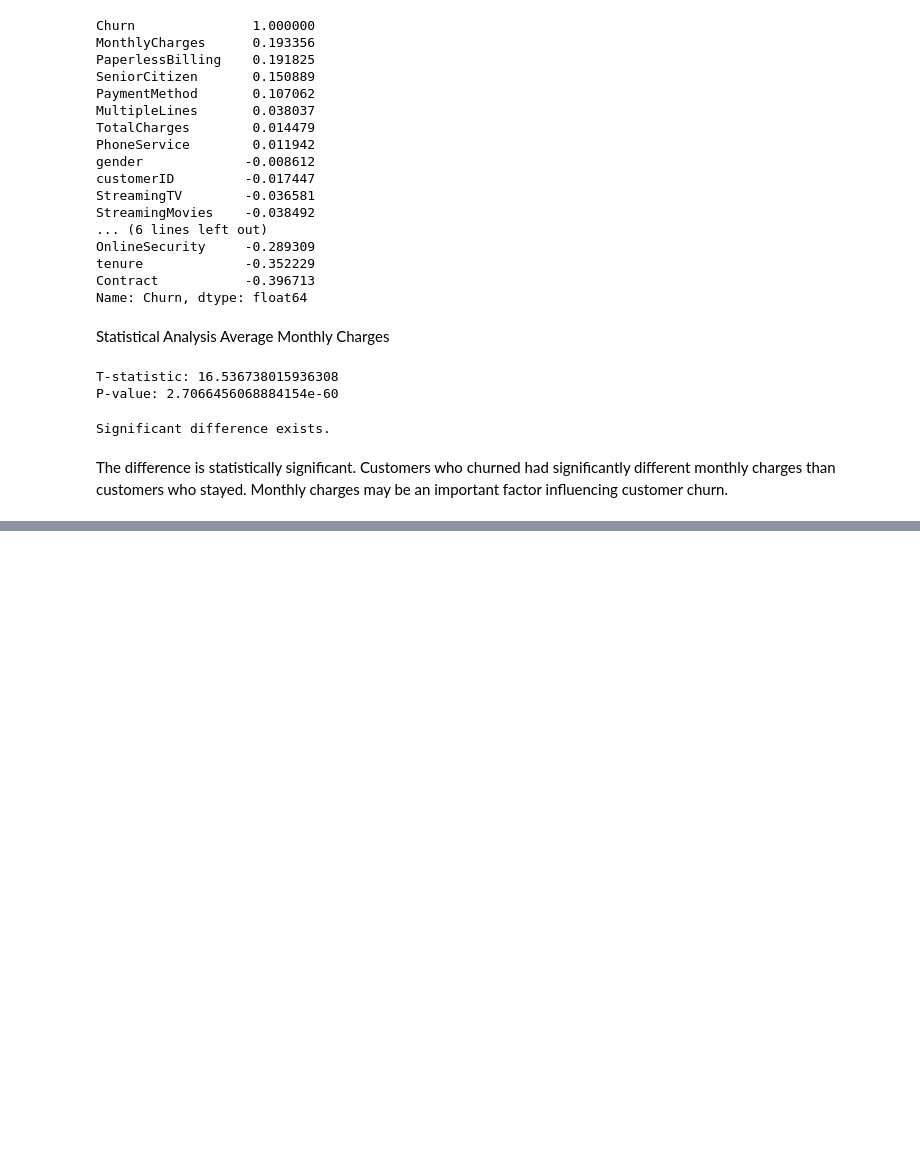
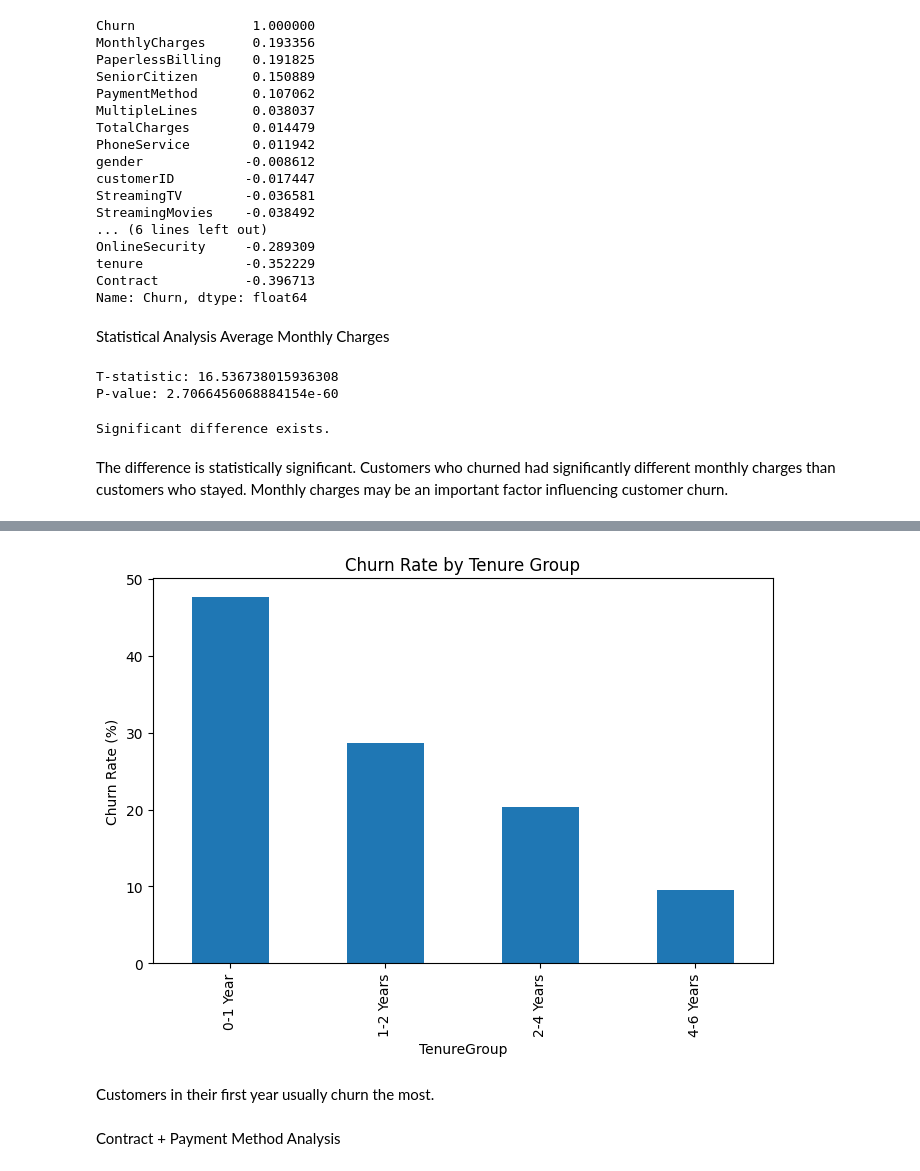
Before and after one commit to faixankh07-dvader/DATA-ANALYSIS-PYTHON-PANDAS, a Jupyter notebook: CUSTOMER CHURN ANALYSIS/customer_main.ipynb, the cells around one changed output, grey strips where cells are left out. Cells and saved outputs as stored; diff of their text form; code cells hidden in the pictures; blank space fills up the shorter version.

Commit message:
contract and payment analysis added

```diff
--- a/CUSTOMER CHURN ANALYSIS/customer_main.ipynb
+++ b/CUSTOMER CHURN ANALYSIS/customer_main.ipynb
@@ -352,0 +355,19 @@ Monthly charges may be an important factor influencing customer churn.
+# %%
+df['TenureGroup'] = pd.cut(
+    df['tenure'],
+    bins=[0,12,24,48,72],
+    labels=[
+        '0-1 Year',
+        '1-2 Years',
+        '2-4 Years',
+        '4-6 Years'
+    ]
+)
+# %%
+tenure_churn = pd.crosstab(
+    df['TenureGroup'],
+    df['Churn'],
+    normalize='index'
+)*100
+
+tenure_churn
@@ -352,0 +381,15 @@ Monthly charges may be an important factor influencing customer churn.
+# %%
+tenure_churn['Yes'].plot(
+    kind='bar',
+    figsize=(8,5)
+)
+
+plt.ylabel("Churn Rate (%)")
+plt.title("Churn Rate by Tenure Group")
+plt.show()
+# %% [output]
+[figure, added]
+# %% [markdown]
+Customers in their first year usually churn the most.
+# %% [markdown]
+Contract + Payment Method Analysis
```
Also changed, not shown: parts of 3 cells of this notebook.
